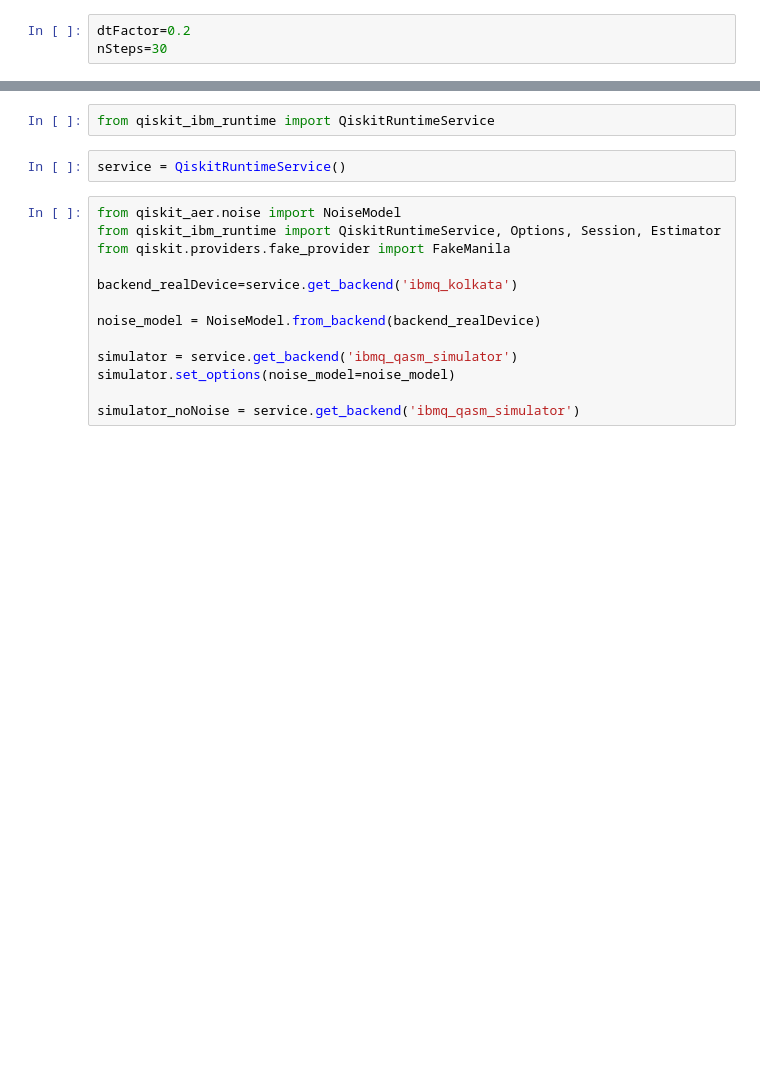
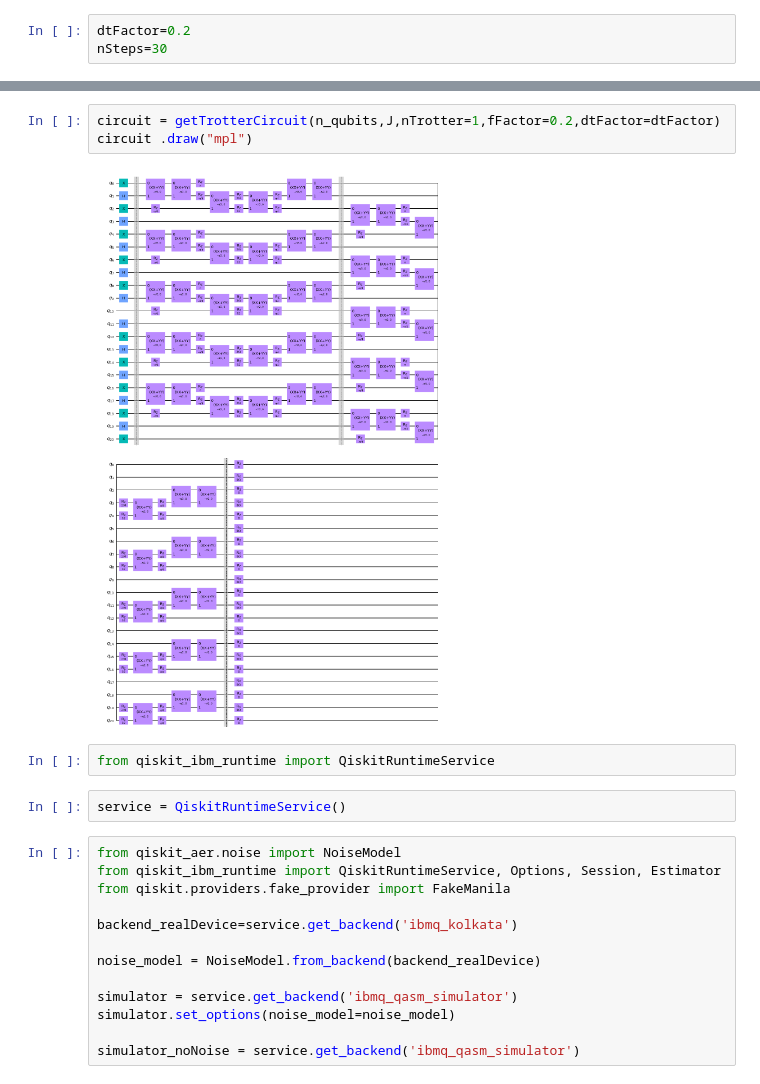
Before and after one commit to Zhelun-Li/Z2_simulation, a Jupyter notebook: Z2_confinement_simulation.ipynb, the cells around one changed output, grey strips where cells are left out. Saved outputs shown, nothing was run; the diff lists cells and outputs as text; blank space fills up the shorter version.

```diff
--- a/Z2_confinement_simulation.ipynb
+++ b/Z2_confinement_simulation.ipynb
@@ -218,3 +227,8 @@ print(observable_list)
+# %%
+circuit = getTrotterCircuit(n_qubits,J,nTrotter=1,fFactor=0.2,dtFactor=dtFactor)
+circuit .draw("mpl")
+# %% [output]
+[figure, added]
 # %%
 from qiskit_ibm_runtime import QiskitRuntimeService
 # %%
```
Also changed, not shown: parts of 18 cells of this notebook.
